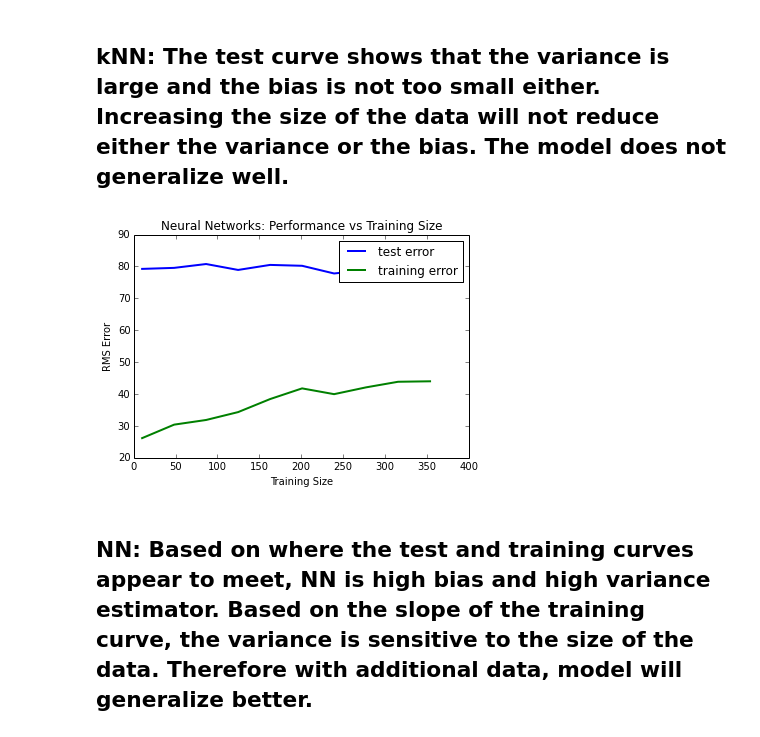
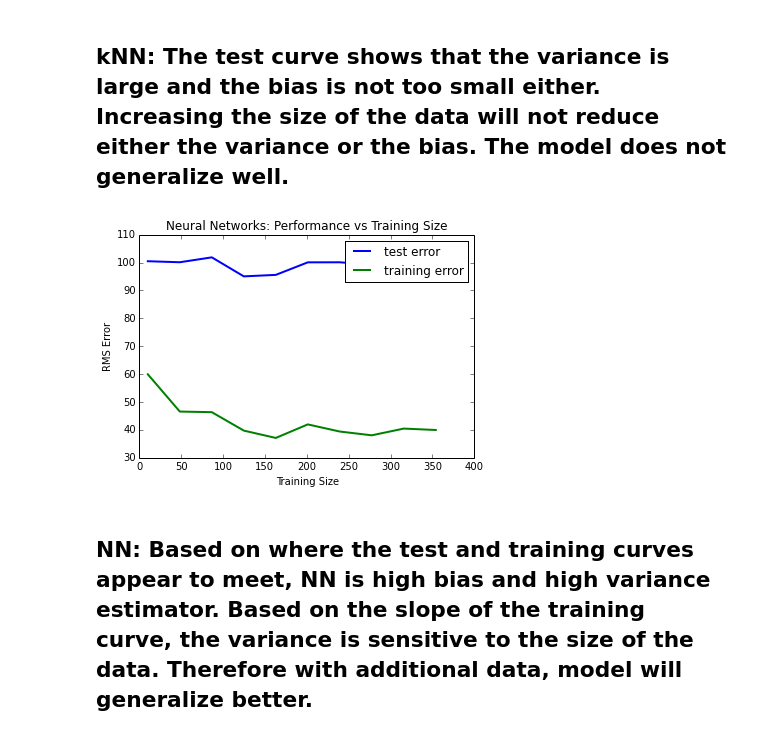
Before and after one commit to deepakramas/udacity_projects, a Jupyter notebook: ud675.ipynb, the cells around one changed output. Drawn from its saved outputs; the diff is of its cells as text; code cells hidden in the pictures.

```diff
--- a/ud675.ipynb
+++ b/ud675.ipynb
@@ -276,7 +316,0 @@ mlcomplexity['nn'] = list(test_err).index(mlerror['nn'])
-# %%
-X_problem = np.array([11.95, 0.00, 18.100, 0, 0.6590, 5.6090, 90.00, 1.385, 24, 680.0, 20.20, 332.09, 12.13], ndmin=2)
-# Note the use of random_state to reproduce the boosting regressor seen earlier for this complexity
-regressor = AdaBoostRegressor(n_estimators=100,random_state=0)
-regressor.fit(X_train, y_train)
-Y_problem = regressor.predict(X_problem)
-print Y_problem
@@ -287,12 +316,0 @@ print Y_problem
-# %%
-Y_problems = zeros(len(max_learners))
-for i, l in enumerate(max_learners):
-	# Setup a Decision Tree Regressor so that it learns a tree with depth d
-    regressor = AdaBoostRegressor(n_estimators=l,random_state=0)
-
-    # Fit the learner to the training data
-    regressor.fit(X_train, y_train)
-
-    Y_problems[i] = regressor.predict(X_problem)
-
-print np.var(Y_problems)
@@ -471,17 +484,5 @@ pl.show()
 # %%
--labels for the test set
-    y = zeros(len(X_test))
-    for j in range(0, len(X_test)):
-        y[j] = net.activate(X_test[j])
-
-    # Find MSE for the test set
-    test_err[i] = mean_squared_error(y, y_test)
-
-# Plot training and test error as a function of the training size
-pl.figure()
-pl.title('Neural Networks: Performance vs Training Size')
-pl.plot(sizes, test_err, lw=2, label = 'test error')
-pl.plot(sizes, train_err, lw=2, label = 'trainin"""
+"""
 Plots Learning curves for Neural Networks
 Plot performance of NN when we change the size of the training set
 """
@@ -503,37 +504,49 @@ from pybrain.supervised.trainers import BackpropTrainer
 #offset = int(0.7*len(X))
 #X_train, y_train = X[:offset], y[:offset]
 #X_test, y_test = X[offset:], y[offset:]
 
 # We will vary the training set so that we have 10 different sizes
 sizes = linspace(10, len(X_train), 10)
 train_err = zeros(len(sizes))
 test_err = zeros(len(sizes))
 
-# Build a network with 2 hidden layers
-net = buildNetwork(13, 7, 3, 1)
+# Build a network with 3 hidden layers
+net = buildNetwork(13, 9, 7, 5, 1)
 # The dataset will have 13 input features and 1 output
 ds = SupervisedDataSet(13, 1)
 
 for i,s in enumerate(sizes):
     # Populate the dataset for training
     ds.clear()
     for j in range(1, int(s)):
         ds.addSample(X_train[j], y_train[j])
--
+
     # Setup a backprop trainer
     trainer = BackpropTrainer(net, ds)
 
     # Train the NN for 50 epochs
     # The .train() function returns MSE over the training set
     for e in range(0, 50):
         train_err[i] = trainer.train()
 
-    # Find g error')
+    # Find labels for the test set
+    y = zeros(len(X_test))
+    for j in range(0, len(X_test)):
+        y[j] = net.activate(X_test[j])
+
+    # Find MSE for the test set
+    test_err[i] = mean_squared_error(y, y_test)
+
+# Plot training and test error as a function of the training size
+pl.figure()
+pl.title('Neural Networks: Performance vs Training Size')
+pl.plot(sizes, test_err, lw=2, label = 'test error')
+pl.plot(sizes, train_err, lw=2, label = 'training error')
 pl.legend()
 pl.xlabel('Training Size')
 pl.ylabel('RMS Error')
 pl.show()
 # %% [output]
-[figure, old version]
+[figure, new version]
 # %% [markdown]
 ## NN: Based on where the test and training curves appear to meet, NN is high bias and high variance estimator. Based on the slope of the training curve, the variance is sensitive to the size of the data. Therefore with additional data, model will generalize better.
```
Also changed, not shown: parts of 35 cells of this notebook.
